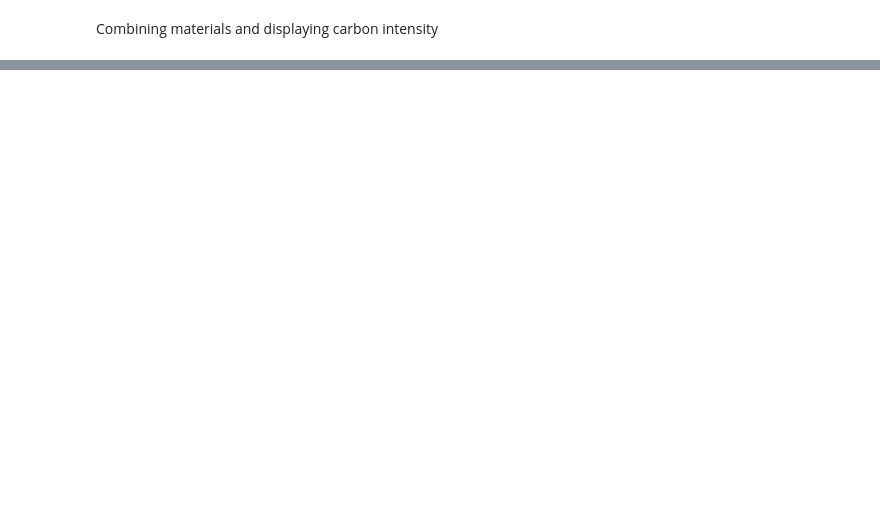
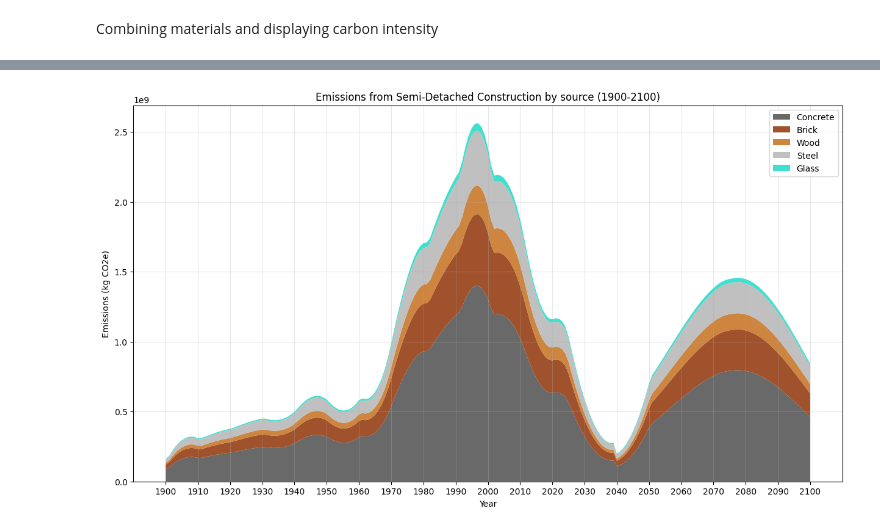
Before and after one commit to tdhunn01-design/MFA2, a Jupyter notebook: PPD_POP_Multiplied.ipynb, the cells around one changed output, grey strips where cells are left out. Drawn from its saved outputs; the diff is of its cells as text; code cells hidden in the pictures; blank space fills up the shorter version.

Commit message:
calculated emissions from inflows

```diff
--- a/PPD_POP_Multiplied.ipynb
+++ b/PPD_POP_Multiplied.ipynb
@@ -499,0 +567,15 @@ Combining materials and displaying carbon intensity
+# %%
+time = np.arange(1900, 2101)
+
+
+#PLOT APARTMENT EMISSIONS BY SOURCE
+
+plt.figure(figsize=(15,8))
+plt.stackplot(time, concrete_emissions_apartment, brick_emissions_apartment, wood_emissions_apartment, steel_emissions_apartment, glass_emissions_apartment, labels=['Concrete', 'Brick', 'Wood', 'Steel', 'Glass'], colors=['dimgrey', 'sienna', 'peru', 'silver', 'turquoise'])
+plt.title('Emissions from Apartment Construction by source (1900-2100)')
+plt.xticks(np.arange(1900, 2101, 10))
+plt.xlabel('Year')
+plt.ylabel('Emissions (kg CO2e)')
+plt.legend()
+plt.grid(True, alpha=0.3)
+plt.show()
@@ -499,0 +584,14 @@ Combining materials and displaying carbon intensity
+# %%
+# PLOT SEMI-DETACHED EMISSIONS BY SOURCE
+
+plt.figure(figsize=(15,8))
+plt.stackplot(time, concrete_emissions_semi, brick_emissions_semi, wood_emissions_semi, steel_emissions_semi, glass_emissions_semi, labels=['Concrete', 'Brick', 'Wood', 'Steel', 'Glass'], colors=['dimgrey', 'sienna', 'peru', 'silver', 'turquoise'])
+plt.title('Emissions from Semi-Detached Construction by source (1900-2100)')
+plt.xticks(np.arange(1900, 2101, 10))
+plt.xlabel('Year')
+plt.ylabel('Emissions (kg CO2e)')
+plt.legend()
+plt.grid(True, alpha=0.3)
+plt.show()
+# %% [output]
+[figure, added]
```
Also changed, not shown: parts of 7 cells of this notebook.
